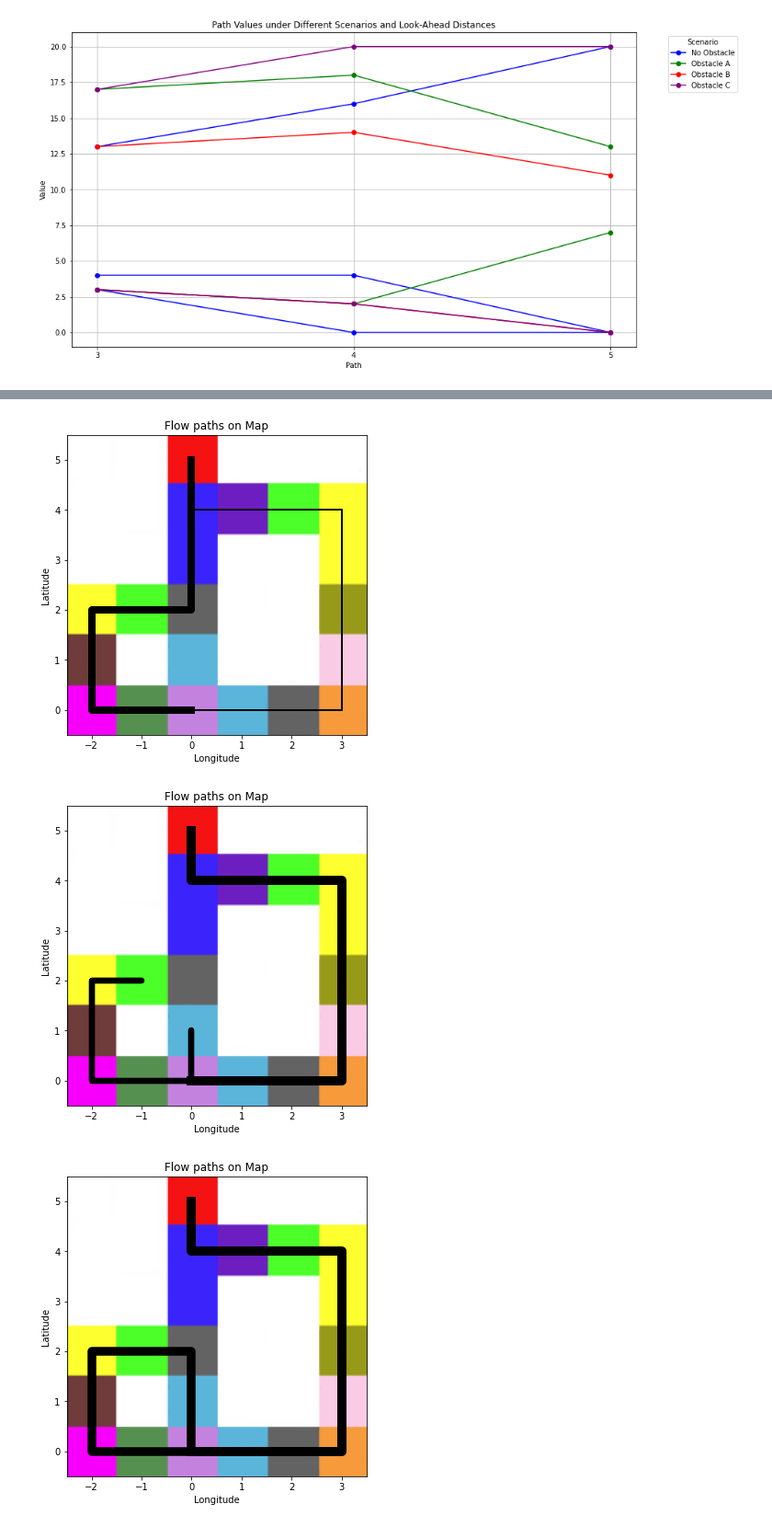
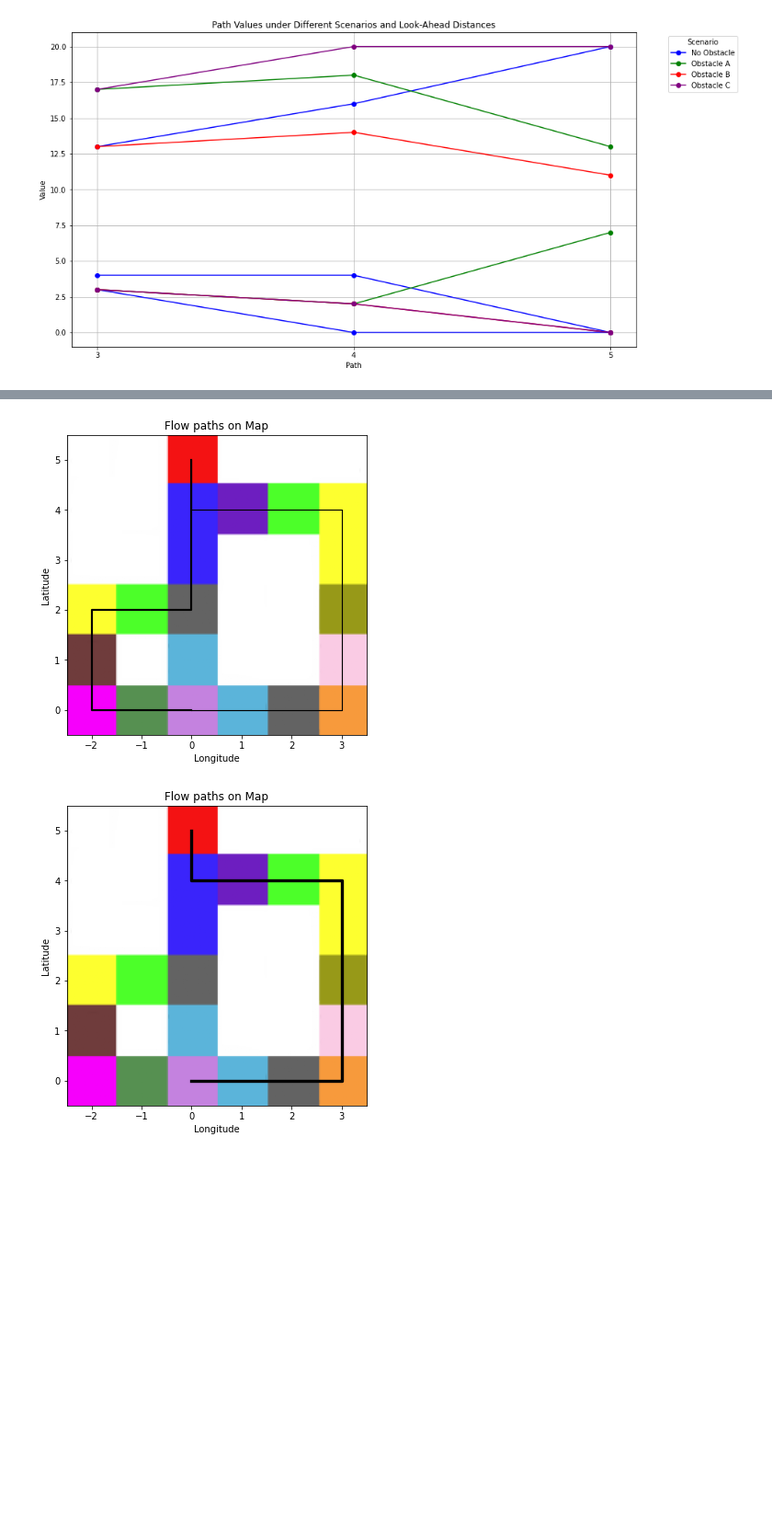
Before and after one commit to my-name-is-D/high_level_nav_planning, a Jupyter notebook: results_plotted.ipynb, the cells around one changed output, grey strips where cells are left out. Shown at 92% size. Drawn from its saved outputs; the diff is of its cells as text; code cells hidden in the pictures; blank space fills up the shorter version.

Commit message:
DOC - updated comments, Tolman env, images and README

```diff
--- a/results_plotted.ipynb
+++ b/results_plotted.ipynb
@@ -58,3 +58,28 @@ def retrieve_df_data_from_folder_path(folder_path,model_name, nav_type, load_mod
                     print(f"Skipping file {file_path} due to ParserError: {e}")
 
     return df_list, filepath_list
+# %%
+def min_steps_to_visit_all_rooms(rooms, pose):
+    """Given the room layout and starting pose, determine the quickest path to explore all the rooms"""
+    desired_poses = [coord for coord in ((i, j) for i in range(rooms.shape[0]) \
+                                for j in range(rooms.shape[1]) if rooms[i, j] != -1)]
+
+    # print('desired_poses', pose, desired_poses)
+    distance = 0
+    desired_poses.remove(pose)
+
+    while len(desired_poses) > 0:
+        all_relative_dists = []
+        for r, c in desired_poses:
+            relative_dist = get_l2_distance(r, pose[0], c, pose[1])
+            all_relative_dists.append(relative_dist)
+        if len(all_relative_dists) == 0:
+            return distance
+        closest_goal_idx = np.argmin(all_relative_dists)
+        path = astar(rooms, pose, desired_poses[closest_goal_idx] )
+        pose = path[-1]
+        distance += len(path) -1
+        # print('before',len(desired_poses))
+        desired_poses = [pose for pose in desired_poses if pose not in path]
+        # print('after' ,len(path)-1, len(desired_poses))
+    return distance
@@ -62,6 +255,6 @@ def retrieve_df_data_from_folder_path(folder_path,model_name, nav_type, load_mod
 possible_actions = {'LEFT':0, 'RIGHT':1, 'UP':2, 'DOWN':3, 'STAY':4}
 colors = ['mediumseagreen', 'darkgreen',\
            'goldenrod', 'palegoldenrod', \
-            'darkturquoise', 'blue', \
+              'blue', \
             'mediumpurple', 'grey', \
             'pink', 'indianred']
@@ -400,7 +389,7 @@ bar_plot_wt_std(average_steps, std_steps, envs_names, 'Average steps', 'Grid env
 # model_names = ['cscg_random_policy', 'cscg', 'cscg_pose_ob_random_policy', 'cscg_pose_ob', 'ours_v4_VANILLA','ours_v4_MMP'] #
 
 envs = envs = ['grid_3x3', 'grid_3x3_alias', 'grid_4x4', 'grid_4x4_alias', 'grid_t_maze','grid_t_maze_alias', 'grid_donut']
-model_names = ['cscg_random_policy', 'cscg', 'cscg_pose_ob_random_policy', 'cscg_pose_ob', 'ours_v4_MMP','ours_v4_VANILLA' ]
+model_names = ['cscg_random_policy', 'cscg', 'cscg_pose_ob_random_policy', 'cscg_pose_ob','ours_v4_VANILLA' ]# 'ours_v4_MMP',
 nav_type = 'exploration'
 
 average_steps_first_visit = [[0]*(len(envs)) for _ in range(len(model_names)+1)]
@@ -442,9 +431,16 @@ for id_m, model_name in enumerate(model_names):
                     if len(pose_list) == n_rooms:
                         average_steps_model.append(n_steps)
                         #print('model', model_name,id_m, 'env', env, np.mean(average_steps_model))
-                        if not 'x' in env :
+                        if 'x' in env:
+                            dim_env = [substring for substring in env.split('_') if 'x' in substring][0]
+                            average_steps_first_visit[-1][id_e] =  int(dim_env[-1]) * 4 -1
+                        else:
+
+                            env_setup = GridWorldEnv(env, {})
                             if isinstance(average_steps_first_visit[-1][id_e], int):
                                 average_steps_first_visit[-1][id_e] = []
+                            # print('pose', df['poses'][0], type(df['poses'][0]), type(eval(df['poses'][0])))
+
                             average_steps_first_visit[-1][id_e].append(min_steps_to_visit_all_rooms(env_setup.rooms, eval(df['poses'][0])))
                         break
 
@@ -966,9 +951,9 @@ path_2_C = [(0, 0), (0, 2),(-2, 2), (-2, 0),(0, 0)]
 background_img = mpimg.imread('/home/idlab332/Pictures/higher_level_nav/cross_tunnel.png')
 
 tot = 60
-path1 = [13+16+20, 0,0,0]
-path2 = [4+4, 17+18+13,13+14+11,17+20+20]
-path3 = [3, 3+2+7,20+20+20,20+20+20 ]
+path1 = [20, 0,0,0]
+path2 = [0,13, 0]
+path3 = [0, 7, 20 ]
 # path4 = [0,0,13+14+11, ]
 for i in range(len(path2)):
     # Create the plot
@@ -1007,3 +992,2 @@ for i in range(len(path2)):
-[figure, old version]
+[figure, new version]
-[figure, old version]
+[figure, new version]
-[figure, removed]
```
Also changed, not shown: parts of 22 cells of this notebook, 4 other files.
